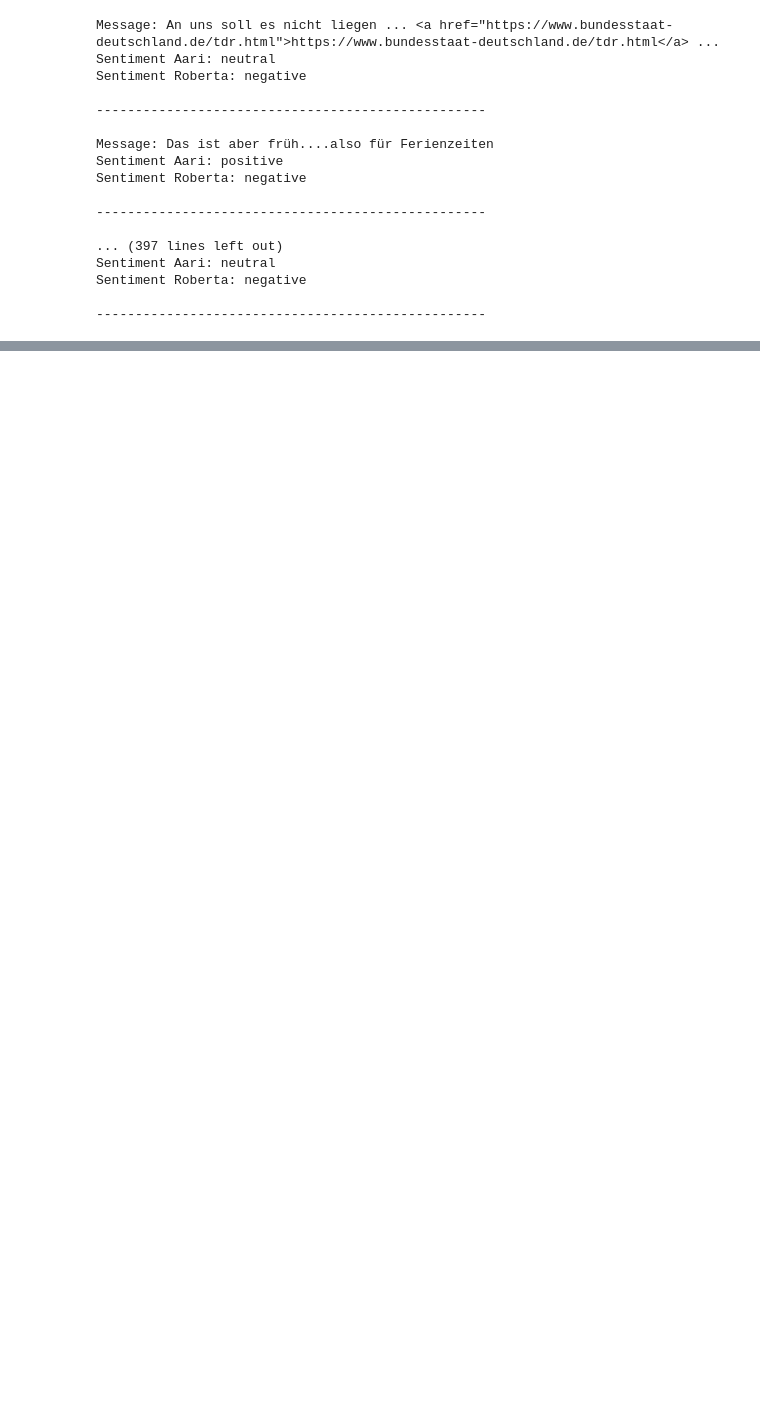
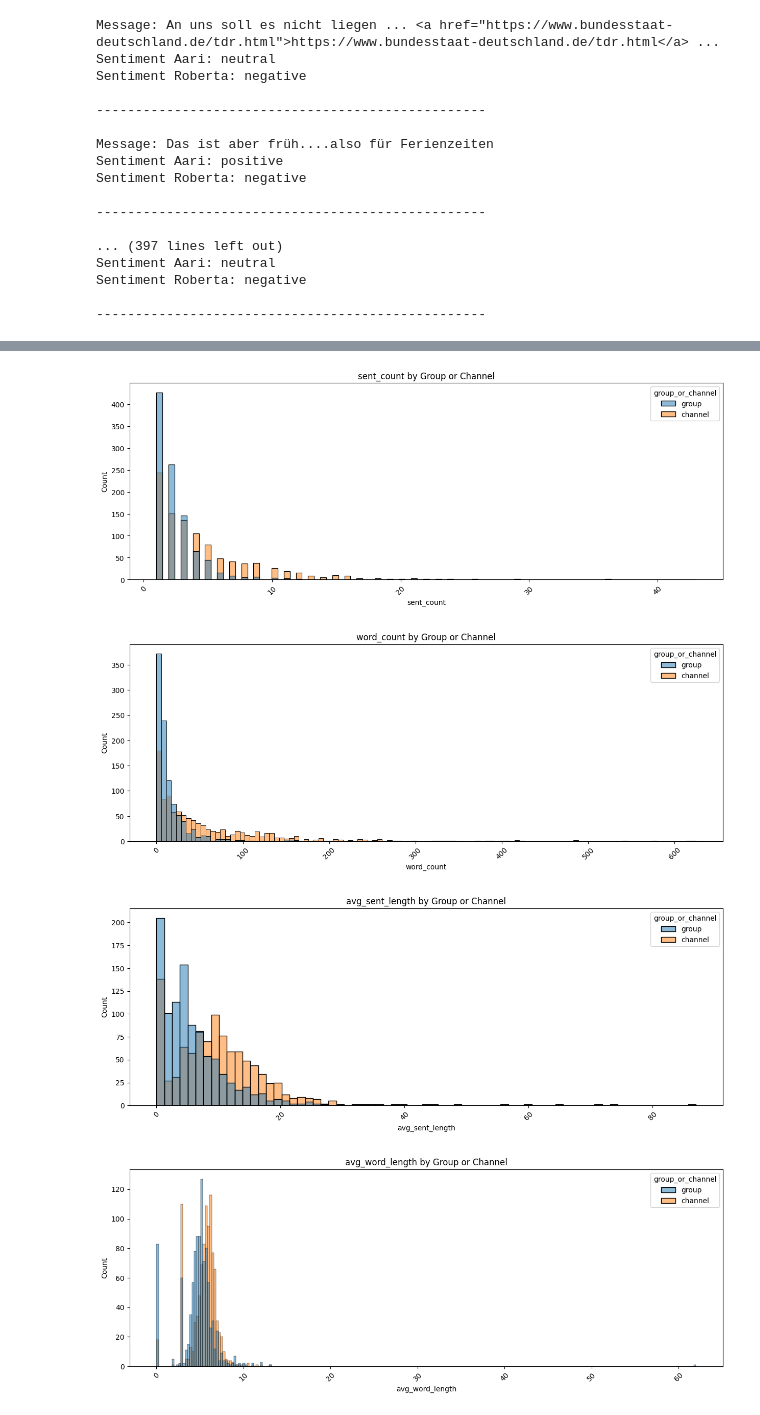
Before and after one commit to krugeremily/DAEGC_Conspiratorial_Actor_Typology, a Jupyter notebook: exploration/Exploration.ipynb, the cells around one changed output, grey strips where cells are left out. Drawn from its saved outputs; the diff is of its cells as text; code cells hidden in the pictures; blank space fills up the shorter version.

Commit message:
separated sample and feature extraction scripts; data subfolders; refined code for feat extraction

```diff
--- a/exploration/Exploration.ipynb
+++ b/exploration/Exploration.ipynb
@@ -423,0 +435,3 @@ Sentiment Roberta: negative
+# %%
+data = pd.read_csv('../data/results/messages_with_features_2000.csv.gzip', compression='gzip').drop('Unnamed: 0', axis=1)
+data['final_message_string'] = data['final_message_string'].astype(str)
@@ -423,0 +452,3 @@ Sentiment Roberta: negative
+# %%
+cols = list(data.columns)[5:]
+cols
@@ -423,0 +468,14 @@ Sentiment Roberta: negative
+# %%
+for col in cols:
+    plt.figure(figsize=(15, 5))
+    sns.histplot(data=data, x = col, hue='group_or_channel')
+    plt.xticks(rotation=45)
+    plt.title(f'{col} by Group or Channel')
+    if col == 'flesch_reading_ease':
+        plt.xlim(0,100)
+    plt.show()
+# %% [output]
+[figure, added]
+[figure, added]
+[figure, added]
+[figure, added]
```
Also changed, not shown: parts of 7 cells of this notebook, 6 other files.
